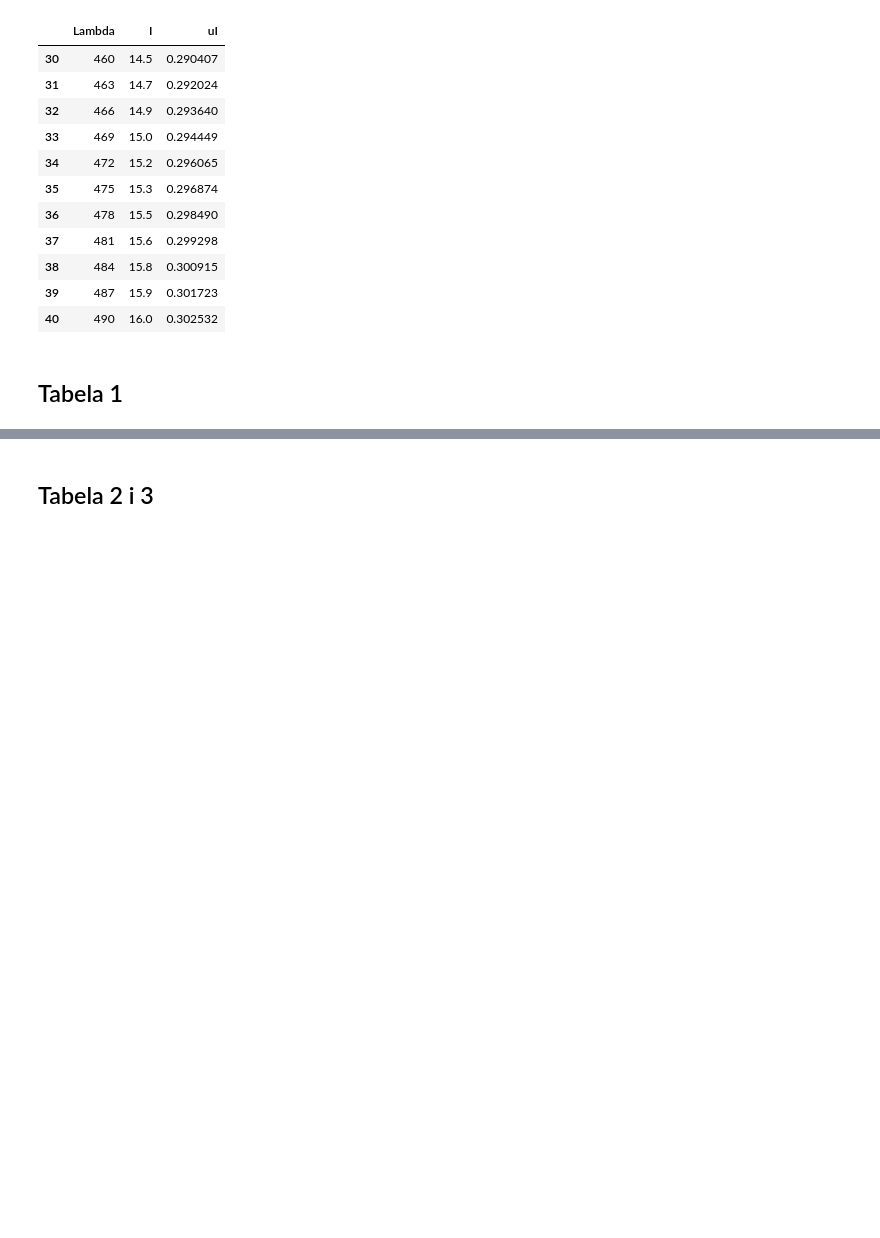
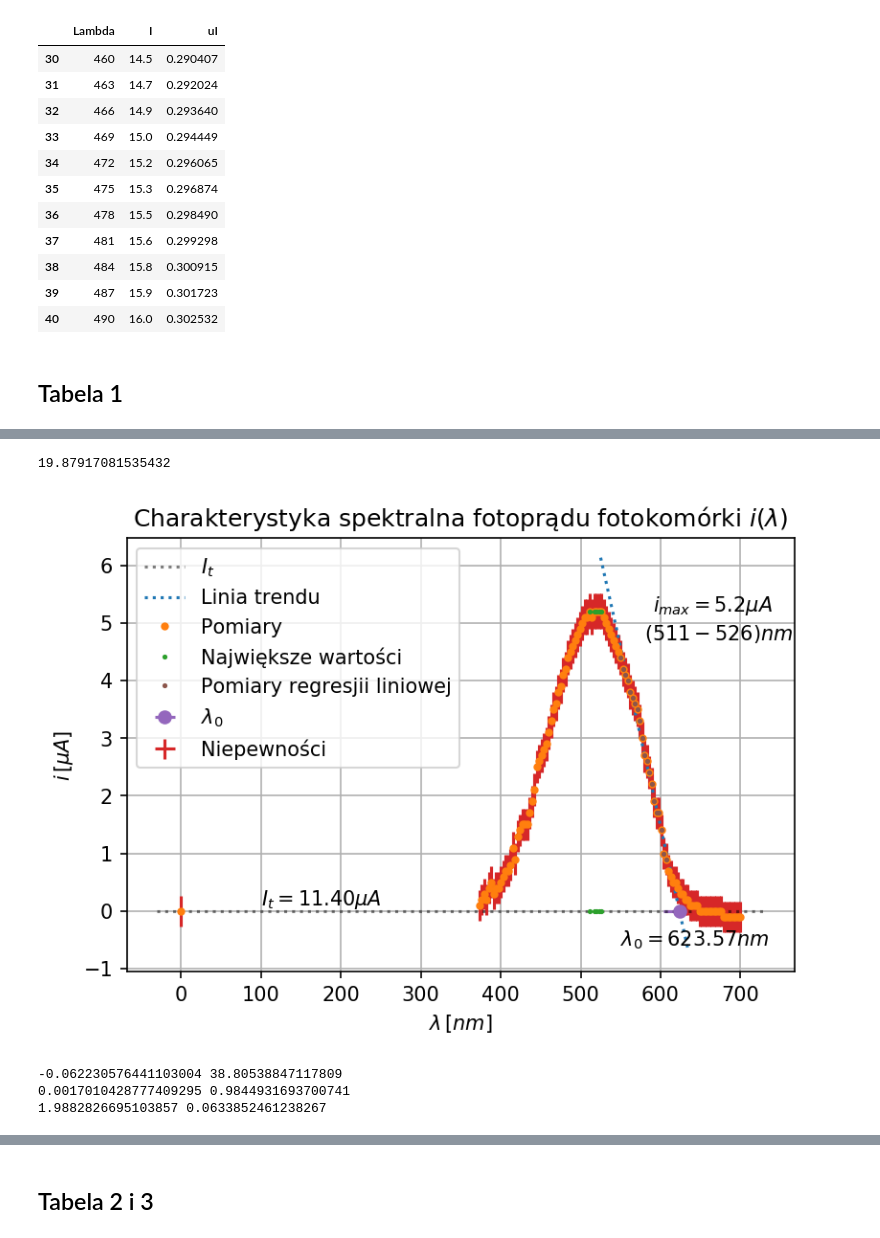
Before and after one commit to michelangelo21/LPF, a Jupyter notebook: LPF91/LPF91.ipynb, the cells around one changed output, grey strips where cells are left out. Drawn from its saved outputs; the diff is of its cells as text; code cells hidden in the pictures; blank space fills up the shorter version.

```diff
--- a/LPF91/LPF91.ipynb
+++ b/LPF91/LPF91.ipynb
@@ -123,0 +131,58 @@ plt.show()
+# %%
+plt.rcParams['figure.dpi'] = 150
+x = data1['Lambda']
+y = data1['I'] - I_t
+xerr = u_Lambda * np.ones(len(x))
+yerr = data1['uI']
+
+x0 = np.linspace(x[0]-30,x[len(x)-1]+30,1000)
+y0 = np.ones(len(x0)) * 0
+plt.plot(x0,y0,":", color='black', label="$I_t$", alpha=0.5)
+plt.text(100, 0.1, "$I_t = %.2f \mu A$" % I_t)
+
+start = 60
+end = 80
+p, V = np.polyfit(x[start:end], y[start:end], 1, full=False, cov=True)
+
+x0 = np.linspace(x[start]-25, x[end]+25, 100)
+plt.plot(x0, p[0]*x0 + p[1],':', label="Linia trendu")
+
+plt.plot(x,y,'.', label='Pomiary')
+plt.plot(x[y==y.max()],np.ones(len(x[y==y.max()])) * y.max(), '.', label="Największe wartości", markersize=3)
+plt.plot(x[y==y.max()],np.ones(len(x[y==y.max()])) * 0, '.', color="C2", markersize=3)
+plt.text(590, y.max(), "$i_{max} = %.1f \mu A$" % y.max())
+plt.text(580, y.max()-0.5, "$(%.0f - %.0f) nm$" % (x[y==y.max()].iloc[0], x[y==y.max()].iloc[-1]))
+
+
+plt.plot(x[start:end], y[start:end],'.', label='Pomiary regresjii liniowej', color="C5", markersize=3)
+
+Lambda_0 = (-p[1])/p[0]
+#Lambda_0 = (-p[1])/p[0]
+u_Lambda_0 = np.sqrt((-(-p[1]+I_t)/p[0]**2)**2 * V[0][0]  +  (1/p[0])**2 * V[1][1])
+print(u_Lambda_0)
+W = const.h * const.c / (Lambda_0 * 1e-9)
+u_W = const.h * const.c * (u_Lambda_0*1e-9) / (Lambda_0*1e-9)**2
+
+plt.errorbar(x=Lambda_0, y=0, xerr=u_Lambda_0, fmt="o", color='C4', label="$\lambda_0$")
+plt.text(550,-0.6,"$\lambda_0 = {:.2f} nm$".format(Lambda_0))
+#plt.plot(Lambda_0, 0, "D", color='C4', label="$\lambda_0$")
+
+plt.errorbar(x=x, y=y,xerr=xerr, yerr=yerr, fmt="none", label='Niepewności', color='C3')
+plt.title("Charakterystyka spektralna fotoprądu fotokomórki $i(\lambda)$")
+plt.xlabel("$\lambda\, [nm]$")
+plt.ylabel("$i\, [\mu A]$")
+plt.grid(axis="both")
+plt.legend()
+plt.savefig("i_Lambda_0",dpi=600)
+plt.show()
+# %% [output]
+19.87917081535432
+[figure, added]
+# %%
+print(p[0],p[1])
+print(np.sqrt(V[0][0]), np.sqrt(V[1][1]))
+print(W/const.e, u_W/const.e)
+# %% [output]
+-0.062230576441103004 38.80538847117809
+0.0017010428777409295 0.9844931693700741
+1.9882826695103857 0.0633852461238267
```
Also changed, not shown: parts of 10 cells of this notebook, 10 other files.
